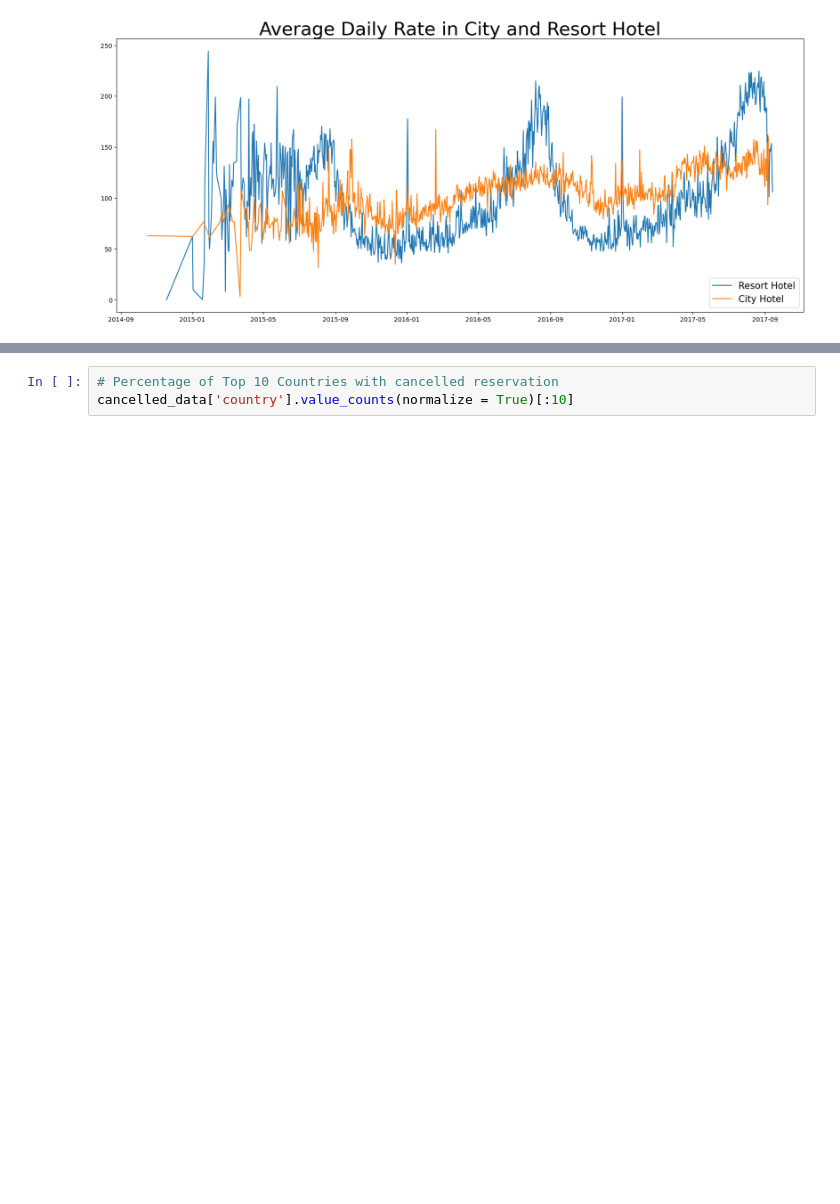
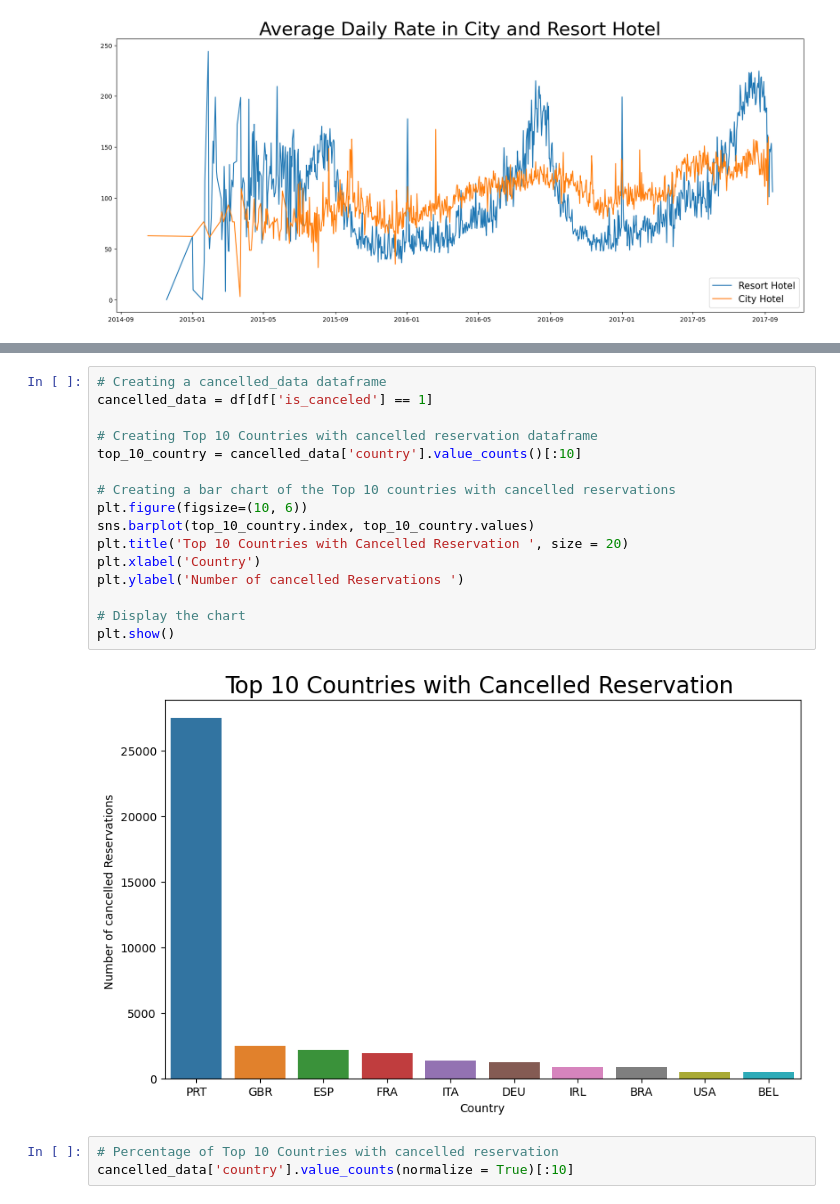
Before and after one commit to Assanatou-Bah/Hotel-Booking-Cancellation-Analysis, a Jupyter notebook: Hotel Bookings Cancellation Analysis.ipynb, the cells around one changed output, grey strips where cells are left out. Drawn from its saved outputs; the diff is of its cells as text; blank space fills up the shorter version.

```diff
--- a/Hotel Bookings Cancellation Analysis.ipynb
+++ b/Hotel Bookings Cancellation Analysis.ipynb
@@ -346,3 +371,21 @@ plt.show()
+# %%
+# Creating a cancelled_data dataframe
+cancelled_data = df[df['is_canceled'] == 1]
+
+# Creating Top 10 Countries with cancelled reservation dataframe
+top_10_country = cancelled_data['country'].value_counts()[:10]
+
+# Creating a bar chart of the Top 10 countries with cancelled reservations
+plt.figure(figsize=(10, 6))
+sns.barplot(top_10_country.index, top_10_country.values)
+plt.title('Top 10 Countries with Cancelled Reservation ', size = 20)
+plt.xlabel('Country')
+plt.ylabel('Number of cancelled Reservations ')
+
+# Display the chart
+plt.show()
+# %% [output]
+[figure, added]
 # %%
 # Percentage of Top 10 Countries with cancelled reservation
 cancelled_data['country'].value_counts(normalize = True)[:10]
```
Also changed, not shown: parts of 24 cells of this notebook, 2 other files.
